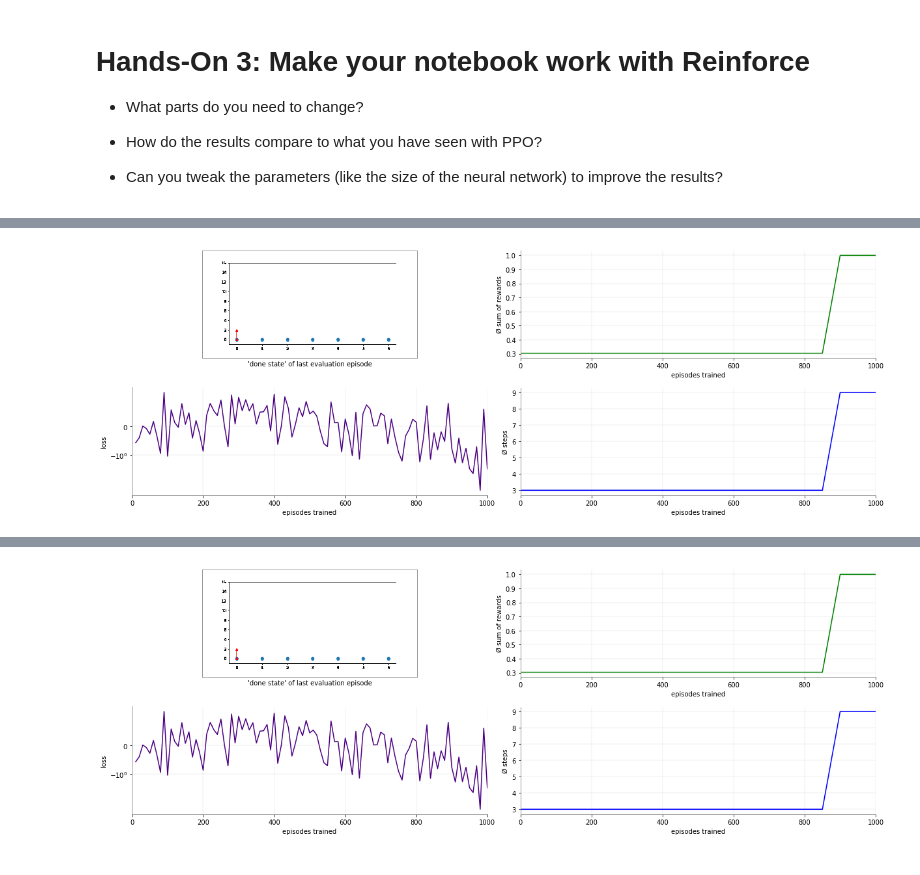
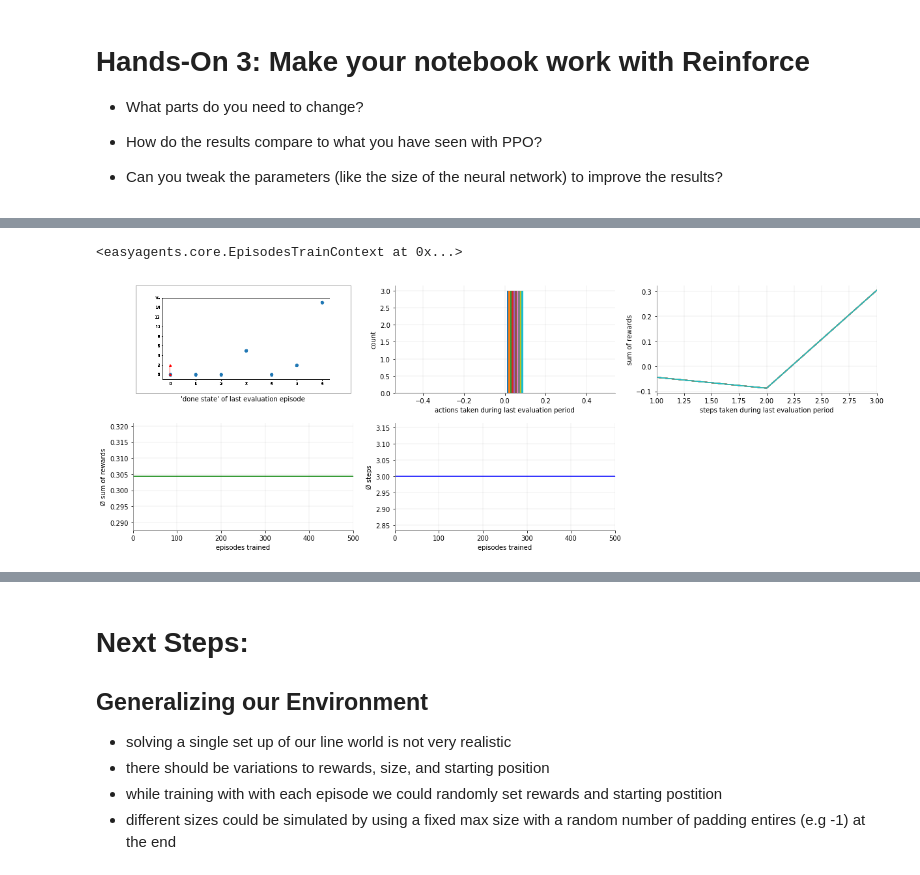
Before and after one commit to christianhidber/easyagents, a Jupyter notebook: jupyter_notebooks/workshop/easyagents_line_solution.ipynb, the cells around one changed output, grey strips where cells are left out. Drawn from its saved outputs; the diff is of its cells as text; code cells hidden in the pictures.

```diff
--- a/jupyter_notebooks/workshop/easyagents_line_solution.ipynb
+++ b/jupyter_notebooks/workshop/easyagents_line_solution.ipynb
@@ -389,15 +354,9 @@ TODO: Link to slides of presentation for Reinforce|
 # %%
-%%time
+ppoAgent = ReinforceAgent(gym_env_name = env_name, fc_layers=(500,500,500))
 
-from easyagents.agents import ReinforceAgent
-reinforceAgent = ReinforceAgent(gym_env_name = env_name, fc_layers=(500,500,500))
-
-plots = [plot.State(), plot.Rewards(), plot.Loss(), plot.Steps()]
-reinforceAgent.train(
-    plots,
-    learning_rate=1e-4,
-    num_iterations = 100,
-    num_episodes_per_iteration = 10,
-    max_steps_per_episode = 50,
-    num_epochs_per_iteration = 5)
+plots = [plot.State(), plot.Actions(), plot.StepRewards(), plot.Rewards(), plot.Steps(), plot.ToMovie()]
+ppoAgent.train(plots,
+               num_iterations = 50,
+               num_episodes_per_iteration = 10,
+               max_steps_per_episode = 20)
 # %% [output]
@@ -404 +364,2 @@ reinforceAgent.train(
+<easyagents.core.EpisodesTrainContext at 0x...>
-[figure, old version]
+[figure, new version]
@@ -407 +366,9 @@ Wall time: 3min 14s
-[figure, removed]
+# %% [markdown]
+# Next Steps:
+
+## Generalizing our Environment
+
+* solving a single set up of our line world is not very realistic
+* there should be variations to rewards, size, and starting position
+* while training with with each episode we could randomly set rewards and starting postition
+* different sizes could be simulated by using a fixed max size with a random number of padding entires (e.g -1) at the end
```
Also changed, not shown: parts of 29 cells of this notebook.
